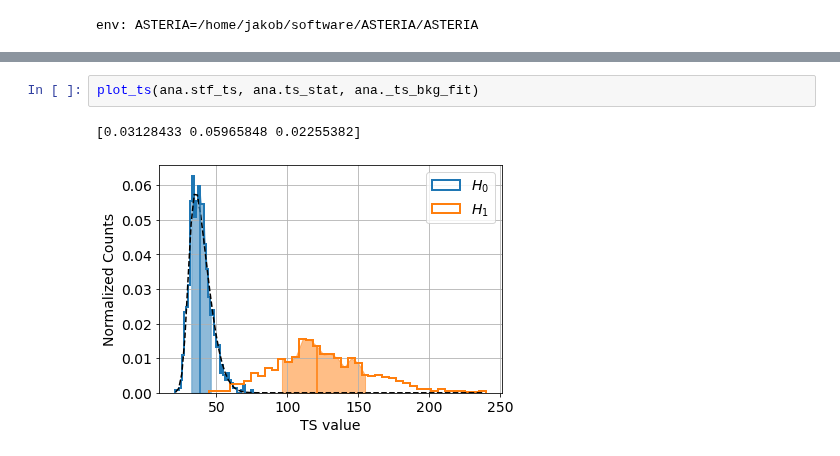
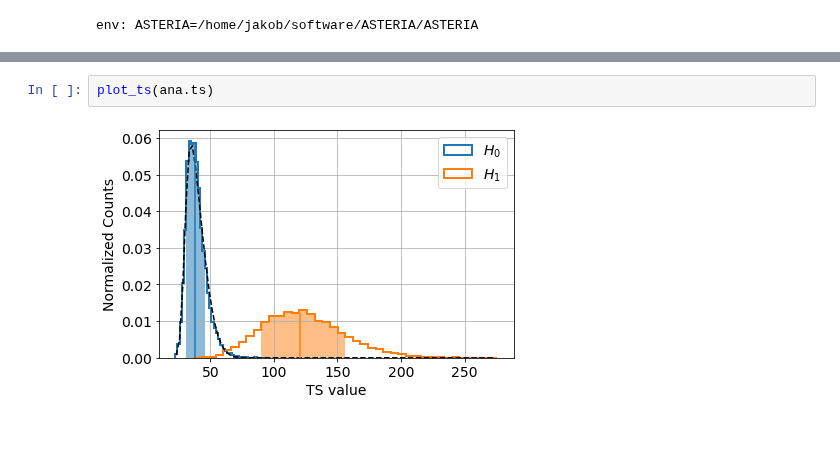
Before and after one commit to icecube/ASTERIA, a Jupyter notebook: docs/gen2-ana/test_fft.ipynb, the cells around one changed output, grey strips where cells are left out. Saved outputs shown, nothing was run; the diff lists cells and outputs as text.

```diff
--- a/docs/gen2-ana/test_fft.ipynb
+++ b/docs/gen2-ana/test_fft.ipynb
@@ -80,6 +72,5 @@ plot_fft(ana._freq_new, ana._fft)
-# %%
-plot_ts(ana.stf_ts, ana.ts_stat, ana._ts_bkg_fit)
-# %% [output]
-[0.03128433 0.05965848 0.02255382]
-[figure, removed]
+# %%
+plot_ts(ana.ts)
+# %% [output]
+[figure, added]
 # %%
```
Also changed, not shown: parts of 10 cells of this notebook, 3 other files.
